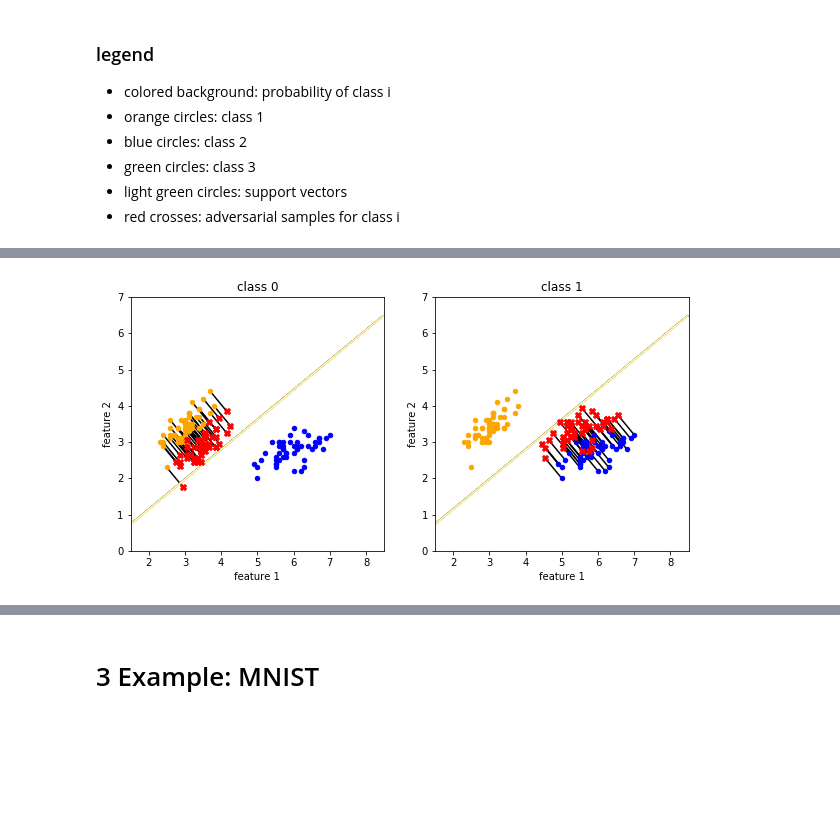
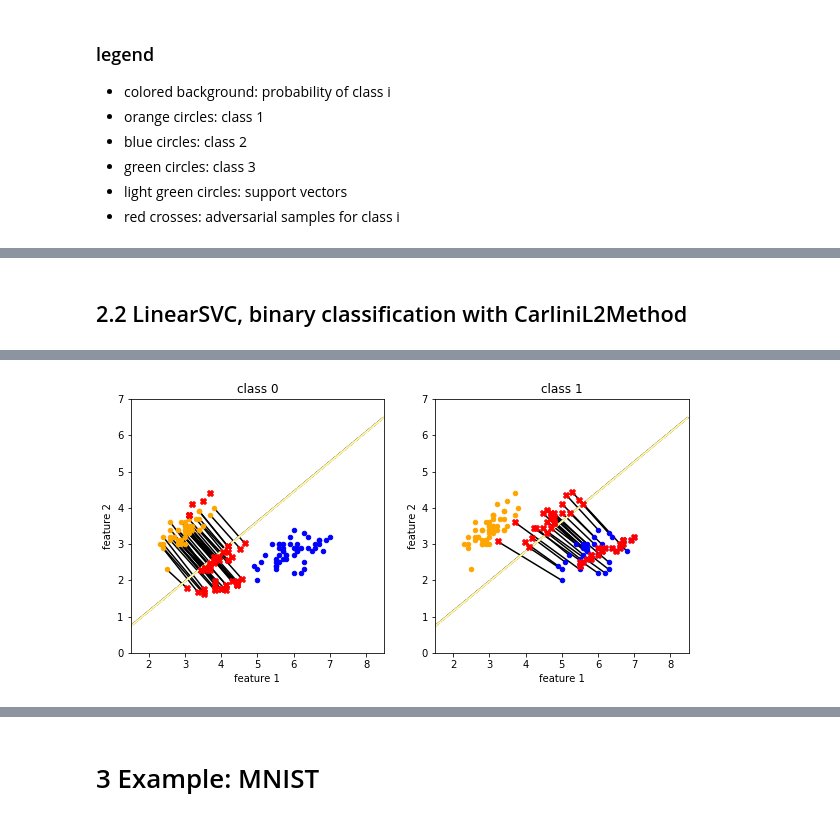
Before and after one commit to Trusted-AI/adversarial-robustness-toolbox, a Jupyter notebook: notebooks/classifier_scikitlearn_SVC_LinearSVC.ipynb, the cells around one changed output, grey strips where cells are left out. Cells and saved outputs as stored; diff of their text form; code cells hidden in the pictures; blank space fills up the shorter version.

```diff
--- a/notebooks/classifier_scikitlearn_SVC_LinearSVC.ipynb
+++ b/notebooks/classifier_scikitlearn_SVC_LinearSVC.ipynb
@@ -19,5 +21,5 @@ warnings.filterwarnings('ignore')
 # %%
-def get_adversarial_examples(x_train, y_train, kernel, model_type=None):
+def get_adversarial_examples(x_train, y_train, kernel, model_type=None, attack='PGD'):
 
     # Create and fit LinearSVC or SVC
     if model_type == 'LinearSVC':
@@ -27,17 +29,22 @@ def get_adversarial_examples(x_train, y_train, kernel, model_type=None):
                     tol=0.001, cache_size=200, class_weight=None, verbose=False, max_iter=-1,
                     decision_function_shape='ovr', random_state=None)
     model.fit(X=x_train, y=y_train)
+
     #  Create ART classfier for scikit-learn SVC
     art_classifier = SklearnClassifier(model=model, clip_values=(0, 10))
     print(art_classifier)
 
+    # Create ART attack
+    if attack == 'PGD':
+        attacker = ProjectedGradientDescent(classifier=art_classifier, norm=1, eps=1.0, eps_step=0.1, max_iter=10,
+                                            targeted=False, num_random_init=0, batch_size=1)
+    elif attack == 'CW':
+        attacker = CarliniL2Method(classifier=art_classifier, max_iter=20)
+    else:
+        attacker = DeepFool(classifier=art_classifier, max_iter=5, epsilon=1e-6, nb_grads=3, batch_size=1)
 
-    # Create ART Projected Gradient Descent attack
-    pgd = ProjectedGradientDescent(classifier=art_classifier, norm=1, eps=1.0, eps_step=0.1, max_iter=10,
-                                   targeted=False, num_random_init=0, batch_size=1)
-
-    # Generate adversarial samples with ART Projected Gradient attack
-    x_train_adv = pgd.generate(x_train)
+    # Generate adversarial samples
+    x_train_adv = attacker.generate(x_train)
 
     return x_train_adv, model
 # %% [markdown]
@@ -134,6 +141,8 @@ ScikitlearnSVC(model=LinearSVC(C=1.0, class_weight=None, dual=True, fit_intercep
+# %% [markdown]
+## 2.2 LinearSVC, binary classification with CarliniL2Method
 # %%
 num_classes = 2
 x_train, y_train = get_data(num_classes)
-x_train_adv, model = get_adversarial_examples(x_train, y_train, kernel='linear', model_type='LinearSVC')
+x_train_adv, model = get_adversarial_examples(x_train, y_train, kernel='linear', model_type='LinearSVC', attack='CW')
 plot_results(model, x_train, y_train, x_train_adv, num_classes, model_type='LinearSVC')
 # %% [output]
@@ -144 +153 @@ ScikitlearnSVC(model=LinearSVC(C=1.0, class_weight=None, dual=True, fit_intercep
-[figure, old version]
+[figure, new version]
```
Also changed, not shown: parts of 45 cells of this notebook.
